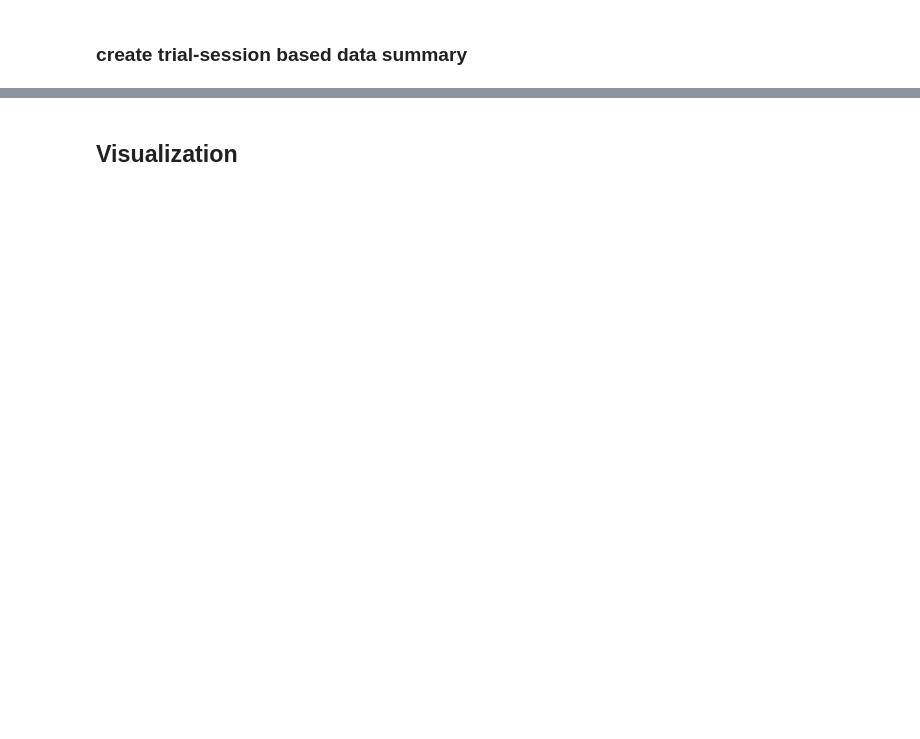
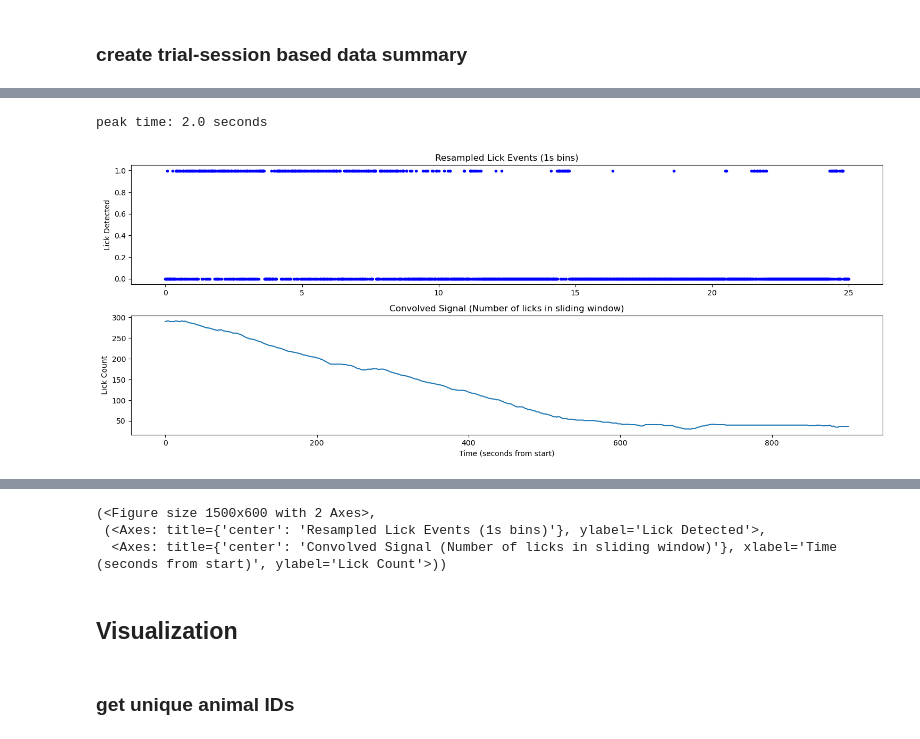
Before and after one commit to surlab/Behavior_Code_Emma, a Jupyter notebook: python/behavior_analysis.ipynb, the cells around one changed output, grey strips where cells are left out. Drawn from its saved outputs; the diff is of its cells as text; code cells hidden in the pictures; blank space fills up the shorter version.

```diff
--- a/python/behavior_analysis.ipynb
+++ b/python/behavior_analysis.ipynb
@@ -439,0 +721,45 @@ Successfully saved measurements to /Users/emmaodom/Dropbox (MIT)/Emma/Reach_Task
+# %%
+def plot_lick_time_conv(filepath, freq='1S', window_minutes=10):
+    #get session data
+    df = get_txt_df(filepath)
+
+    # Create resampled binary time series (1 second intervals)
+    binary_series = create_resampled_timeseries(df, freq)
+
+    #account for sampling freq in time
+    freq_seconds = pd.Timedelta(freq).total_seconds()
+    # Create square wave (N-minute window)
+    window_size = int(window_minutes * 60/freq_seconds)  # number of seconds in window
+    square_wave = np.ones(window_size)
+
+    # Convolve the series with square wave
+    convolved = np.convolve(binary_series, square_wave, mode='valid')
+    time_minutes = binary_series.index * freq_seconds/60
+
+    #get peak time
+    peak_time = np.argmax(convolved) * pd.Timedelta(freq).total_seconds()
+    print(f"peak time: {peak_time} seconds")
+
+    # Plot original and convolved signals
+    fig, (ax1,ax2) = plt.subplots(2,1,figsize=(15,6))
+
+    ax1.plot(time_minutes, binary_series.values, 'b.')
+    ax1.set_title('Resampled Lick Events (1s bins)')
+    ax1.set_ylabel('Lick Detected')
+
+    ax2.plot(convolved)
+    ax2.set_title('Convolved Signal (Number of licks in sliding window)')
+    ax2.set_ylabel('Lick Count')
+    ax2.set_xlabel('Time (seconds from start)')
+
+    plt.tight_layout()
+    plt.show()
+
+    print("warning: this function does not correctly apply any sampling frequency to the plot. it only works for 1s bins.")
+    return fig, (ax1,ax2)
+# %%
+filepath = '/Users/emmaodom/MIT Dropbox/Emma Odom/Emma/Reach_Task_Master/lick_reaching_data/1FB1/1FB1_Reach2_20250311_205407.txt'
+plot_lick_time_conv(filepath, freq='1S', window_minutes=10)
+# %% [output]
+peak time: 2.0 seconds
+[figure, added]
@@ -440,3 +767,6 @@ Successfully saved measurements to /Users/emmaodom/Dropbox (MIT)/Emma/Reach_Task
+(<Figure size 1500x600 with 2 Axes>,
+ (<Axes: title={'center': 'Resampled Lick Events (1s bins)'}, ylabel='Lick Detected'>,
+  <Axes: title={'center': 'Convolved Signal (Number of licks in sliding window)'}, xlabel='Time (seconds from start)', ylabel='Lick Count'>))
 # %% [markdown]
 ## Visualization
 # %%
@@ -535,6 +865,8 @@ def smoothed_plot(df, animal_ID, date, stage,order=2,kernel_size=30,dots = True,
         save_path = directory +'/pdf/' + f'{animal_ID}_smoothed_lick_bar_plot.pdf'
         plt.savefig(save_path, format = 'pdf')
     plt.show()
+# %% [markdown]
+### get unique animal IDs
 # %%
 # Get unique animal IDs and sort them
 animal_ids = sorted(behav_summary['animal_ID'].unique())
```
Also changed, not shown: parts of 28 cells of this notebook, 13 other files.
